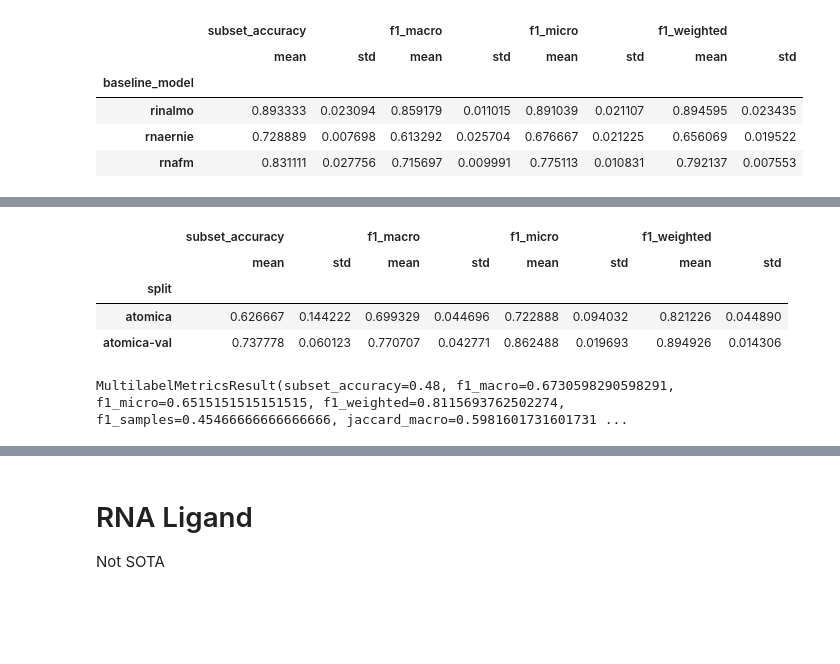
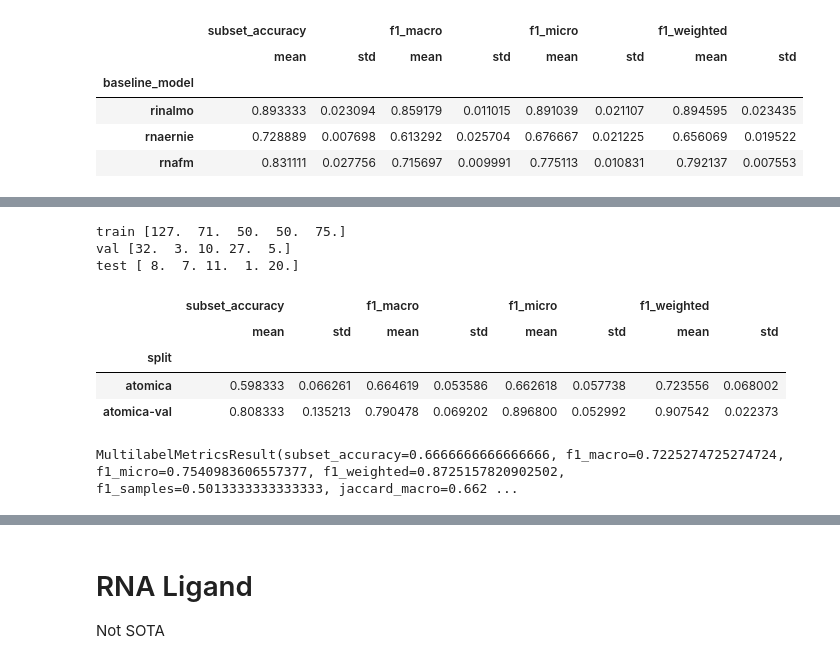
Before and after one commit to mims-harvard/ATOMICA, a Jupyter notebook: case_studies/rnaglib_tasks/inference.ipynb, the cells around one changed output, grey strips where cells are left out. Saved outputs shown, nothing was run; the diff lists cells and outputs as text; code cells hidden in the pictures; blank space fills up the shorter version.

```diff
--- a/case_studies/rnaglib_tasks/inference.ipynb
+++ b/case_studies/rnaglib_tasks/inference.ipynb
@@ -156,3 +163,15 @@ baselines
+# %%
+# imbalanced dataset
+task_name = "RNAGo"
+for split in ["train", "val", "test"]:
+    df = pd.read_parquet(f"{DATA_DIR}/{task_name}/{task_name}_{split}_processed.parquet")
+    labels = np.stack(df['label'])
+    label_counts = np.sum(labels, axis=0)
+    print(split, label_counts)
+# %% [output]
+train [127.  71.  50.  50.  75.]
+val [32.  3. 10. 27.  5.]
+test [ 8.  7. 11.  1. 20.]
 # %%
 # model_checkpoint = f"{MODEL_DIR}/RNAGo/models/version_22/checkpoint/epoch118_step18207.pt"
 # model_checkpoint = f"{MODEL_DIR}/RNAGo/models/version_17/checkpoint/epoch294_step45135.pt"
@@ -169,14 +188,26 @@ val_metrics = []
 
 # grad clip 1.0, lr 2e-5
 checkpoint_paths = [
-    f"{MODEL_DIR}/RNAGo/models/version_32/checkpoint/epoch173_step26622.pt", # SOTA 2, lowest val loss
     f"{MODEL_DIR}/RNAGo/models/version_49/checkpoint/epoch217_step32918.pt",
     f"{MODEL_DIR}/RNAGo/models/version_50/checkpoint/epoch233_step35100.pt",
+    f"{MODEL_DIR}/RNAGo/models/version_32/checkpoint/epoch173_step26622.pt", # SOTA 2, lowest val loss
+    f"{MODEL_DIR}/RNAGo/models/version_42/checkpoint/epoch164_step25245.pt", # SOTA 3, lowest val loss
+    f"{MODEL_DIR}/RNAGo/models/version_28/checkpoint/epoch362_step55539.pt", # SOTA
+]
+
+checkpoint_paths = [
+    f"{MODEL_DIR}/RNAGo/models/version_68/checkpoint/epoch200_step25929.pt",
+    f"{MODEL_DIR}/RNAGo/models/version_63/checkpoint/epoch170_step23769.pt",
+    f"{MODEL_DIR}/RNAGo/models/version_60/checkpoint/epoch188_step27027.pt",
+    f"{MODEL_DIR}/RNAGo/models/version_65/checkpoint/epoch282_step39337.pt",
+    f"{MODEL_DIR}/RNAGo/models/version_62/checkpoint/epoch188_step26460.pt",
+    f"{MODEL_DIR}/RNAGo/models/version_63/checkpoint/epoch170_step23769.pt",
+    f"{MODEL_DIR}/RNAGo/models/version_64/checkpoint/epoch212_step30459.pt",
+    f"{MODEL_DIR}/RNAGo/models/version_66/checkpoint/epoch181_step21840.pt",
 ]
 
 # # grad clip 0.5, lr 2e-5
 # checkpoint_paths = [
-#     f"{MODEL_DIR}/RNAGo/models/version_42/checkpoint/epoch164_step25245.pt", # SOTA 3, lowest val loss
 #     f"{MODEL_DIR}/RNAGo/models/version_53/checkpoint/epoch294_step44840.pt",
 #     f"{MODEL_DIR}/RNAGo/models/version_57/checkpoint/epoch293_step44982.pt",
 # ]
@@ -199,6 +230,7 @@ for checkpoint_path in checkpoint_paths:
         if metrics.f1_weighted > best_f1_score:
             best_f1_score = metrics.f1_weighted
             best_f1_threshold = threshold
+    atomica_preds = np.stack(atomica_results_test['pred_probability']) > best_f1_threshold
 
     metrics = compute_multilabel_metrics(
         y_true=np.stack(atomica_results_test['label']),
@@ -246,33 +278,33 @@ all_metrics = all_metrics.groupby('split').agg({
 display(all_metrics)
 
 
 # Ensemble the seeds is not useful for this task
 ensemble_test_prob = np.stack(ensemble_test_prob) / len(checkpoint_paths)
 ensemble_val_prob = np.stack(ensemble_val_prob) / len(checkpoint_paths)
 
 best_f1_threshold = 0.0
 best_f1_score = 0.0
 f1_thresholds = np.linspace(0.0, 0.5, 6)
 for threshold in f1_thresholds:
     metrics = compute_multilabel_metrics(
         y_true=np.stack(atomica_results_val['label']),
         y_proba=ensemble_val_prob,
         threshold=threshold
     )
     if metrics.f1_weighted > best_f1_score:
         best_f1_score = metrics.f1_weighted
         best_f1_threshold = threshold
 
 ensemble_metrics = compute_multilabel_metrics(
     y_true=np.stack(atomica_results_test['label']),
     y_proba=np.stack(ensemble_test_prob),
     threshold=best_f1_threshold
 )
 print(ensemble_metrics)
 # %% [output]
 |  | subset_accuracy |  | f1_macro |  | f1_micro |  | f1_weighted |  |
 |  | mean | std | mean | std | mean | std | mean | std |
 | split |  |  |  |  |  |  |  |  |
-| atomica | 0.626667 | 0.144222 | 0.699329 | 0.044696 | 0.722888 | 0.094032 | 0.821226 | 0.044890 |
-| atomica-val | 0.737778 | 0.060123 | 0.770707 | 0.042771 | 0.862488 | 0.019693 | 0.894926 | 0.014306 |
+| atomica | 0.598333 | 0.066261 | 0.664619 | 0.053586 | 0.662618 | 0.057738 | 0.723556 | 0.068002 |
+| atomica-val | 0.808333 | 0.135213 | 0.790478 | 0.069202 | 0.896800 | 0.052992 | 0.907542 | 0.022373 |
-MultilabelMetricsResult(subset_accuracy=0.48, f1_macro=0.6730598290598291, f1_micro=0.6515151515151515, f1_weighted=0.8115693762502274, f1_samples=0.45466666666666666, jaccard_macro=0.5981601731601731 ...
+MultilabelMetricsResult(subset_accuracy=0.6666666666666666, f1_macro=0.7225274725274724, f1_micro=0.7540983606557377, f1_weighted=0.8725157820902502, f1_samples=0.5013333333333333, jaccard_macro=0.662 ...
```
Also changed, not shown: parts of 21 cells of this notebook, 9 other files.
